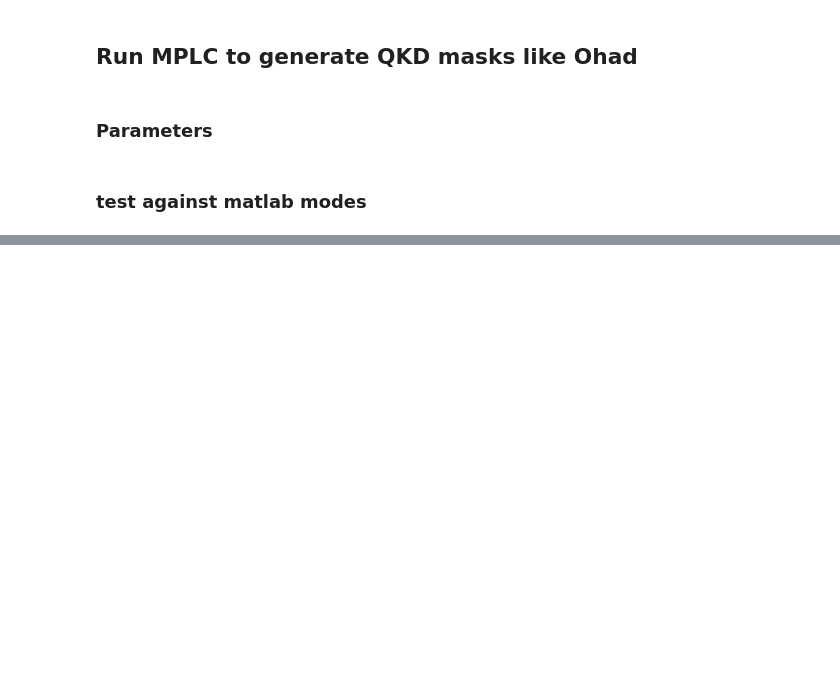
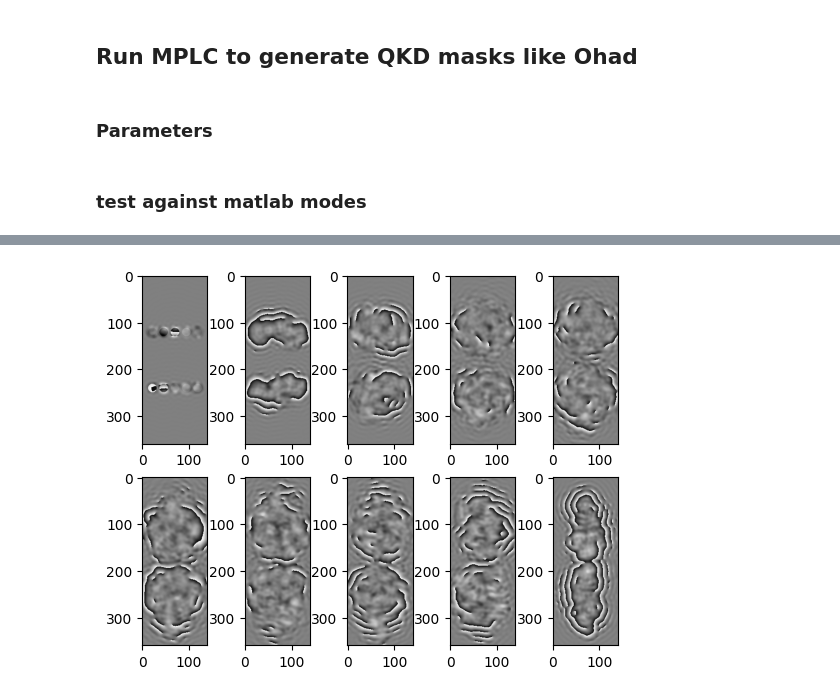
Before and after one commit to rubiaek/pianoq, a Jupyter notebook: pianoq/simulations/mplc_sim/run_wfm_QKD.ipynb, the cells around one changed output, grey strips where cells are left out. Drawn from its saved outputs; the diff is of its cells as text; code cells hidden in the pictures; blank space fills up the shorter version.

```diff
--- a/pianoq/simulations/mplc_sim/run_wfm_QKD.ipynb
+++ b/pianoq/simulations/mplc_sim/run_wfm_QKD.ipynb
@@ -160,0 +190,7 @@ axes[2].set_title('diff')
+# %%
+fig, axes = plt.subplots(2, 5)
+for i, ax in enumerate(axes.flat):
+    # ax.imshow(np.angle(res.masks[i][360:720, 140:280]), cmap='gray')
+    ax.imshow(np.angle(mplc.res.masks[i][360:720, 140:280]), cmap='gray')
+# %% [output]
+[figure, added]
```
Also changed, not shown: parts of 6 cells of this notebook, 4 other files.
